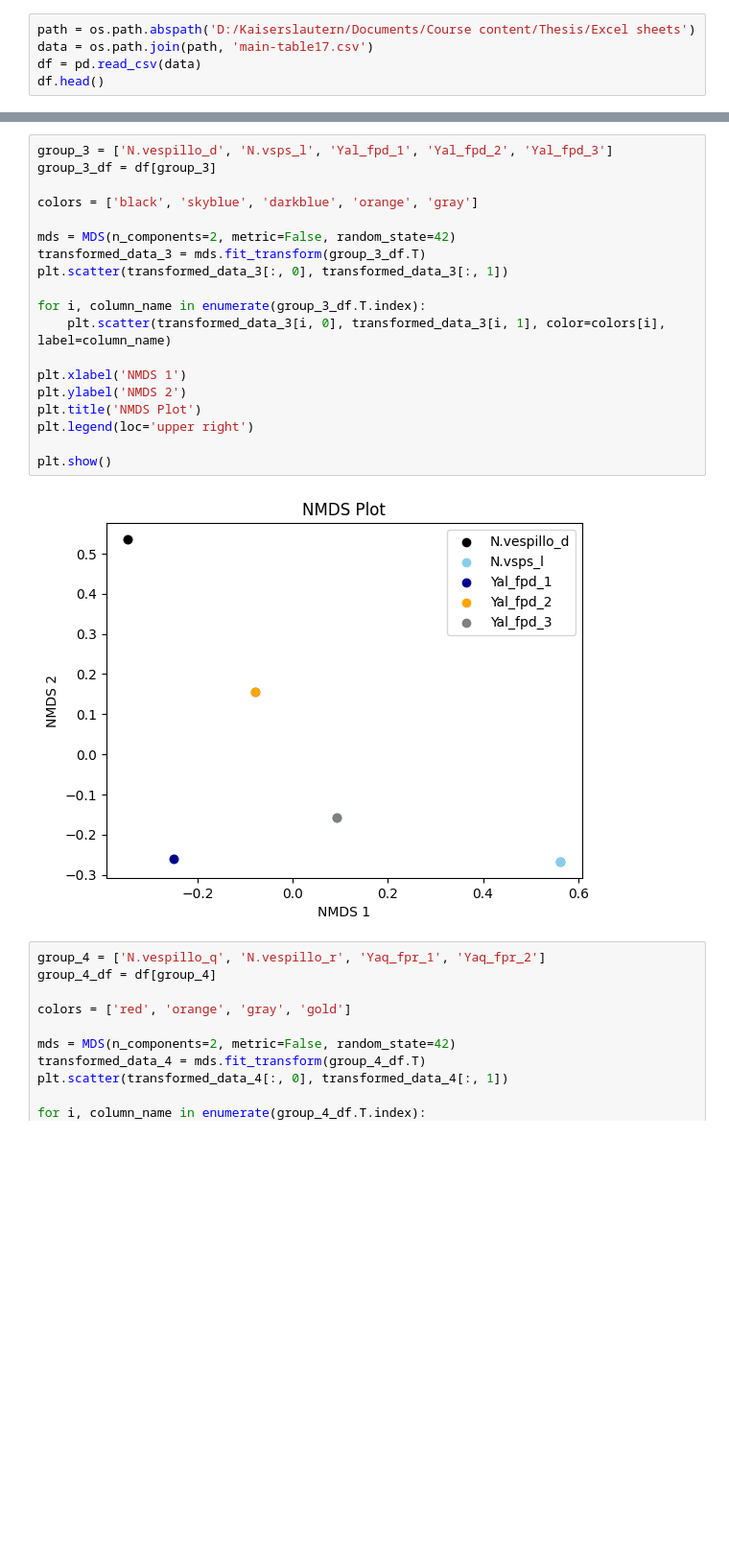
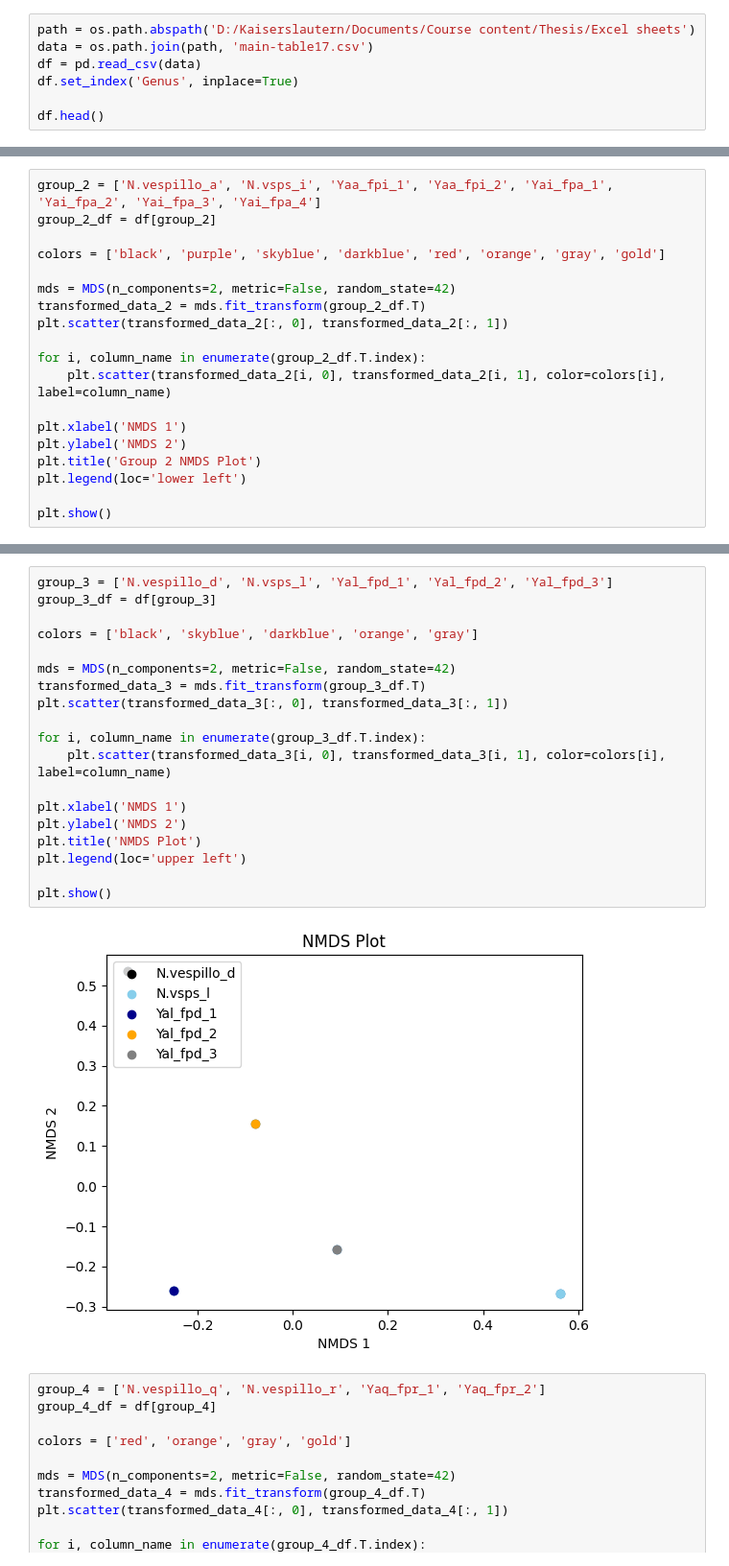
Before and after one commit to abenidsa12/gut_microbiome, a Jupyter notebook: plots.ipynb, the cells around one changed output, grey strips where cells are left out. Shown at 96% size. Saved outputs shown, nothing was run; the diff lists cells and outputs as text; blank space fills up the shorter version.

```diff
--- a/plots.ipynb
+++ b/plots.ipynb
@@ -8,5 +11,7 @@ from sklearn.manifold import MDS
 path = os.path.abspath('D:/Kaiserslautern/Documents/Course content/Thesis/Excel sheets')
 data = os.path.join(path, 'main-table17.csv')
 df = pd.read_csv(data)
+df.set_index('Genus', inplace=True)
+
 df.head()
 # %% [output]
@@ -44,0 +49,19 @@ transformed_data.shape
+# %%
+group_2 = ['N.vespillo_a', 'N.vsps_i', 'Yaa_fpi_1', 'Yaa_fpi_2', 'Yai_fpa_1', 'Yai_fpa_2', 'Yai_fpa_3', 'Yai_fpa_4']
+group_2_df = df[group_2]
+
+colors = ['black', 'purple', 'skyblue', 'darkblue', 'red', 'orange', 'gray', 'gold']
+
+mds = MDS(n_components=2, metric=False, random_state=42)
+transformed_data_2 = mds.fit_transform(group_2_df.T)
+plt.scatter(transformed_data_2[:, 0], transformed_data_2[:, 1])
+
+for i, column_name in enumerate(group_2_df.T.index):
+    plt.scatter(transformed_data_2[i, 0], transformed_data_2[i, 1], color=colors[i], label=column_name)
+
+plt.xlabel('NMDS 1')
+plt.ylabel('NMDS 2')
+plt.title('Group 2 NMDS Plot')
+plt.legend(loc='lower left')
+
+plt.show()
@@ -45,24 +70,24 @@ transformed_data.shape
 # %%
 group_3 = ['N.vespillo_d', 'N.vsps_l', 'Yal_fpd_1', 'Yal_fpd_2', 'Yal_fpd_3']
 group_3_df = df[group_3]
 
 colors = ['black', 'skyblue', 'darkblue', 'orange', 'gray']
 
 mds = MDS(n_components=2, metric=False, random_state=42)
 transformed_data_3 = mds.fit_transform(group_3_df.T)
 plt.scatter(transformed_data_3[:, 0], transformed_data_3[:, 1])
 
 for i, column_name in enumerate(group_3_df.T.index):
     plt.scatter(transformed_data_3[i, 0], transformed_data_3[i, 1], color=colors[i], label=column_name)
 
 plt.xlabel('NMDS 1')
 plt.ylabel('NMDS 2')
 plt.title('NMDS Plot')
-plt.legend(loc='upper right')
+plt.legend(loc='upper left')
 
 plt.show()
 # %% [output]
-[figure, old version]
+[figure, new version]
 # %%
 group_4 = ['N.vespillo_q', 'N.vespillo_r', 'Yaq_fpr_1', 'Yaq_fpr_2']
 group_4_df = df[group_4]
```
Also changed, not shown: parts of 19 cells of this notebook, 1 other file.
